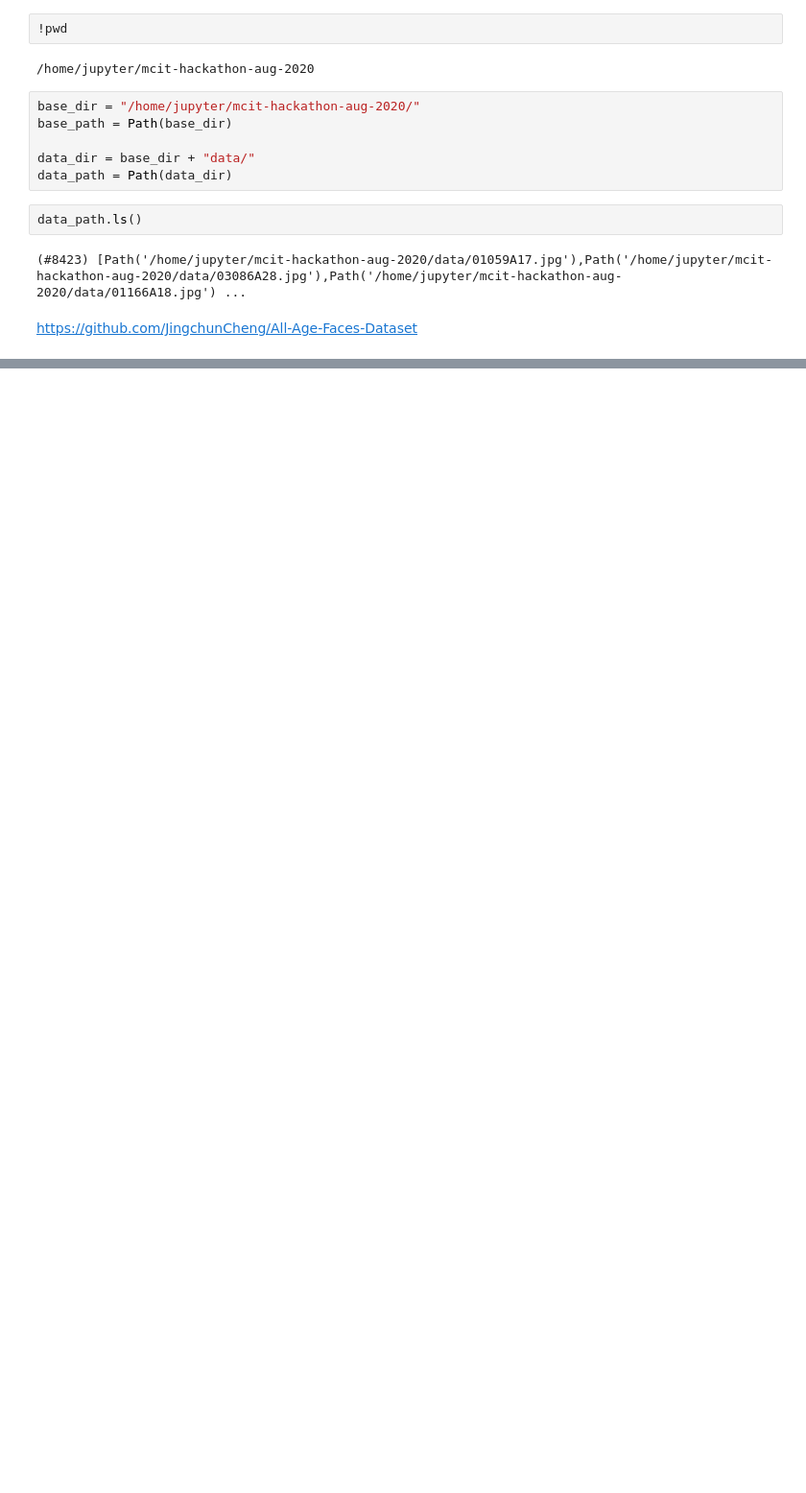
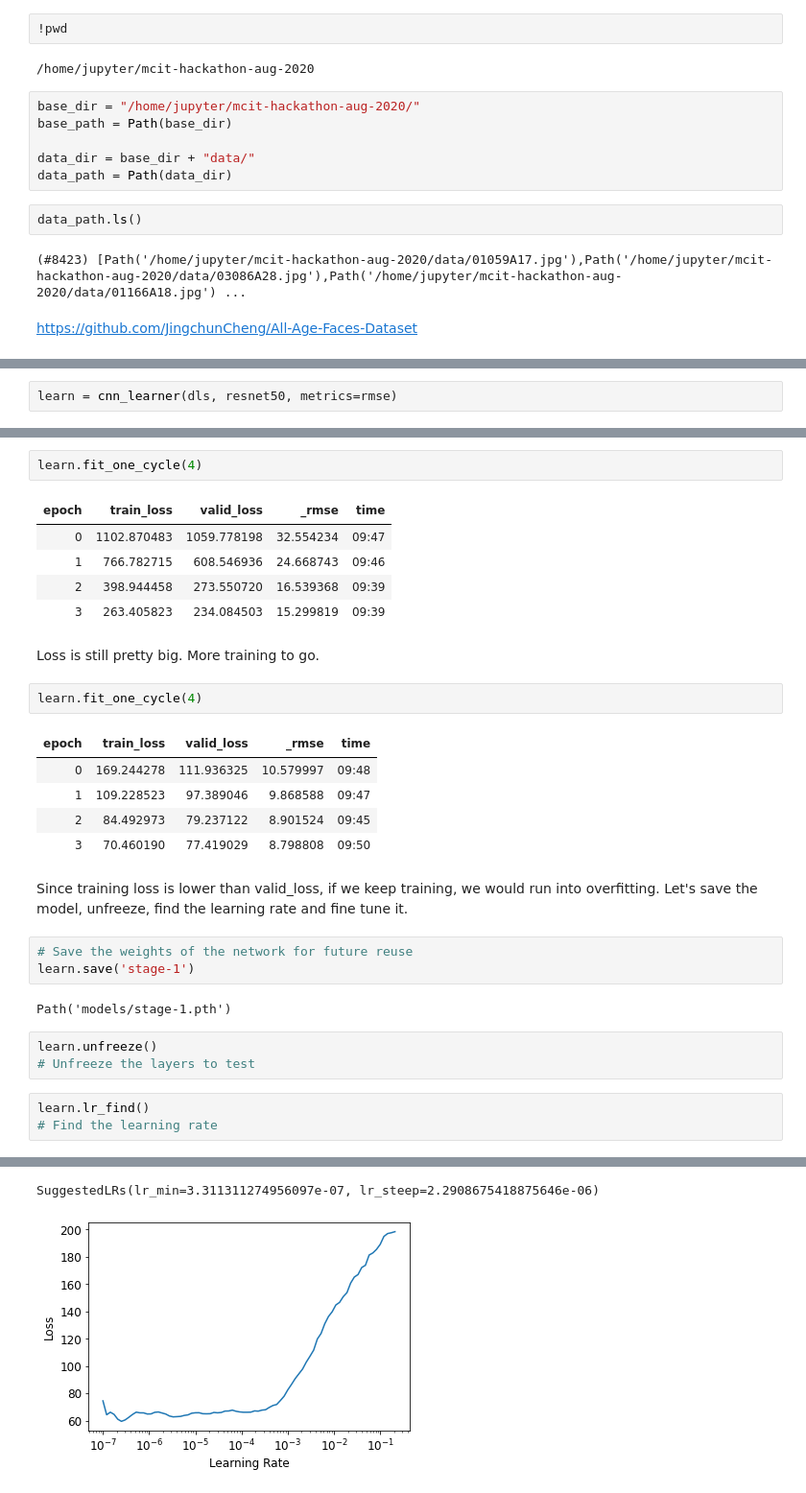
Before and after one commit to nikhilmaddirala/mcit-hackathon-2020, a Jupyter notebook: version 0-3.ipynb, the cells around one changed output, grey strips where cells are left out. Shown at 96% size. Saved outputs shown, nothing was run; the diff lists cells and outputs as text; blank space fills up the shorter version.

```diff
--- a/version 0-3.ipynb
+++ b/version 0-3.ipynb
@@ -37,0 +68,2 @@ re.findall(r'(.+)_\d+.jpg$', fname.name)
+# %%
+learn = cnn_learner(dls, resnet50, metrics=rmse)
@@ -37,0 +92,33 @@ re.findall(r'(.+)_\d+.jpg$', fname.name)
+# %%
+learn.fit_one_cycle(4)
+# %% [output]
+| epoch | train_loss | valid_loss | _rmse | time |
+| 0 | 1102.870483 | 1059.778198 | 32.554234 | 09:47 |
+| 1 | 766.782715 | 608.546936 | 24.668743 | 09:46 |
+| 2 | 398.944458 | 273.550720 | 16.539368 | 09:39 |
+| 3 | 263.405823 | 234.084503 | 15.299819 | 09:39 |
+# %% [markdown]
+Loss is still pretty big.
+More training to go.
+# %%
+learn.fit_one_cycle(4)
+# %% [output]
+| epoch | train_loss | valid_loss | _rmse | time |
+| 0 | 169.244278 | 111.936325 | 10.579997 | 09:48 |
+| 1 | 109.228523 | 97.389046 | 9.868588 | 09:47 |
+| 2 | 84.492973 | 79.237122 | 8.901524 | 09:45 |
+| 3 | 70.460190 | 77.419029 | 8.798808 | 09:50 |
+# %% [markdown]
+Since training loss is lower than valid_loss, if we keep training, we would run into overfitting. Let's save the model, unfreeze, find the learning rate and fine tune it.
+# %%
+# Save the weights of the network for future reuse
+learn.save('stage-1')
+# %% [output]
+Path('models/stage-1.pth')
+# %%
+learn.unfreeze()
+# Unfreeze the layers to test
+# %%
+learn.lr_find()
+# Find the learning rate
+# %% [output]
@@ -37,0 +126,2 @@ re.findall(r'(.+)_\d+.jpg$', fname.name)
+SuggestedLRs(lr_min=3.311311274956097e-07, lr_steep=2.2908675418875646e-06)
+[figure, added]
```
Also changed, not shown: parts of 28 cells of this notebook.
